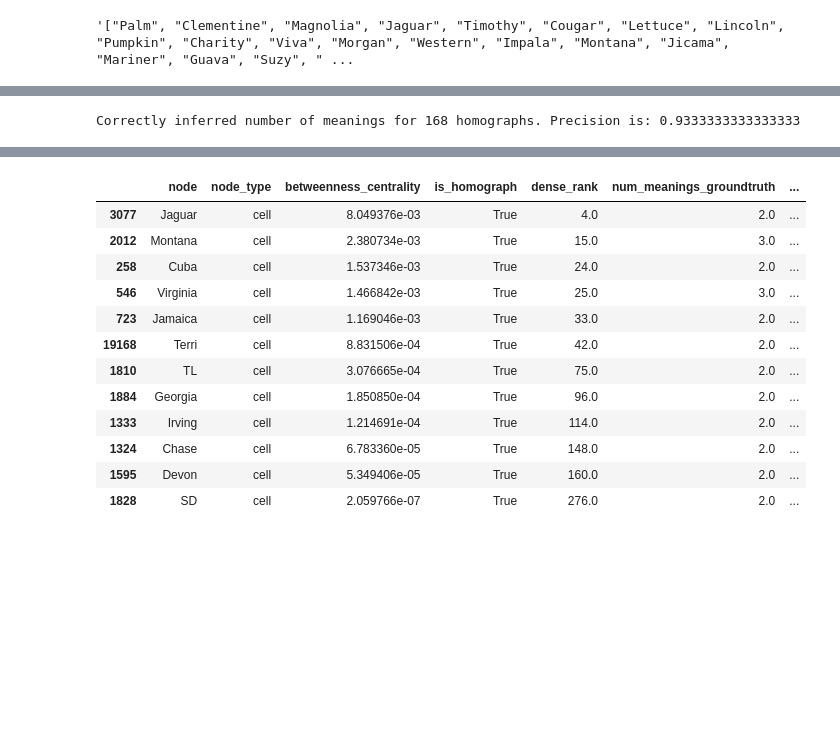
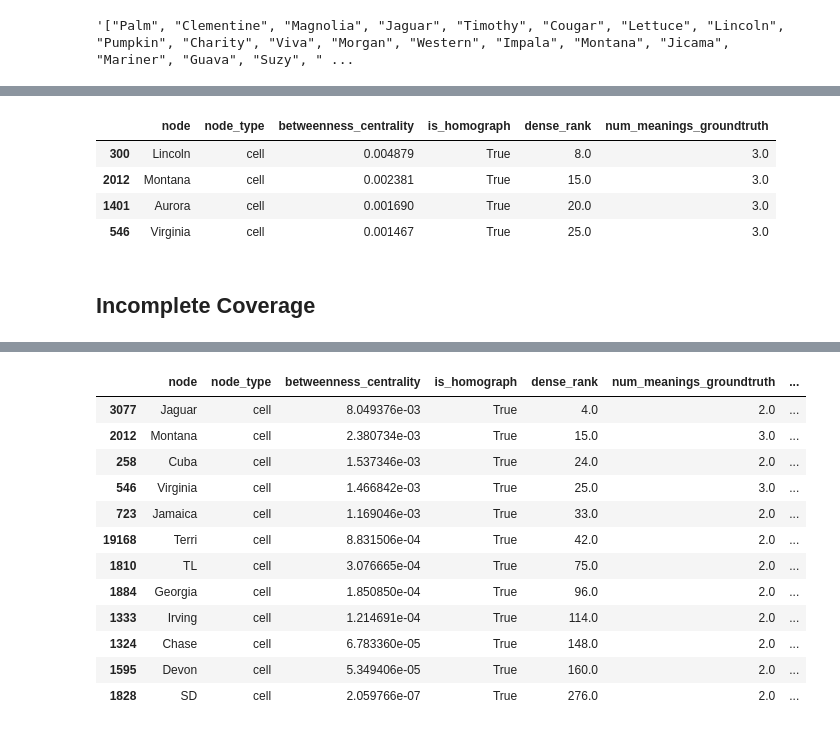
Before and after one commit to northeastern-datalab/domain_net, a Jupyter notebook: network_analysis/semantic_type_propagation.ipynb, the cells around one changed output, grey strips where cells are left out. Cells and saved outputs as stored; diff of their text form; code cells hidden in the pictures; blank space fills up the shorter version.

Commit message:
Number of meanings dataframe creation

```diff
--- a/network_analysis/semantic_type_propagation.ipynb
+++ b/network_analysis/semantic_type_propagation.ipynb
@@ -126,6 +55,0 @@ df_tmp
-# %%
-attr_to_type = pickle.load(open('output/synthetic_example_bipartite/num_of_meanings/attr_to_type.pickle', "rb"))
-
-attrs = utils.graph_helpers.get_attribute_of_instance(G, 'Jaguar')
-for attr in attrs:
-    print(attr_to_type[attr])
@@ -151,10 +123,12 @@ df['is_homograph'] = df['node'].map(is_homograph_map)
 
 df.to_pickle(df_path+'graph_stats_with_groundtruth_df.pickle')
 
-# Filter out nodes with degree 1
+# Remove nodes with degree 1 from the dataframe
 df = stp.process_df(df, G)
-df['num_meanings_groundtruth'] = np.nan
-df
+
+# Compute the groundtruth for the number of meanings for each homograph
+df = utils.num_meanings.get_num_meanings_groundtruth(df, G)
+df[df['is_homograph'] == True].sort_values(by='betweenness_centrality', ascending=False)
 # %% [output]
 There are 6502 cell nodes with a degree greater than 1
 There are 611 unique ranks based on BC.
@@ -177,9 +151,3 @@ json.dumps(df[df['is_homograph']==True]['node'].tolist())
 # %% [output]
 There are 180 homographs based on the groundtruth
 '["Palm", "Clementine", "Magnolia", "Jaguar", "Timothy", "Cougar", "Lettuce", "Lincoln", "Pumpkin", "Charity", "Viva", "Morgan", "Western", "Impala", "Montana", "Jicama", "Mariner", "Guava", "Suzy", " ...
-# %%
-# Assign the groundtruth number of meanings for each homograph in the dataframe
-for idx, row in df[df['is_homograph'] == True].iterrows():
-    df.loc[idx, 'num_meanings_groundtruth'] = len(utils.graph_helpers.get_cell_node_column_names(G, row['node']))
-
-df[df['is_homograph'] == True].sort_values(by='betweenness_centrality', ascending=False)
@@ -200,15 +153,0 @@ df[df['is_homograph'] == True].sort_values(by='betweenness_centrality', ascendin
-# %%
-with open(df_path + 'num_of_meanings/attr_to_type.json') as json_file:
-    attr_to_type = json.load(json_file)
-
-# Update the dataframe to include the number of meanings inferred by type propagation
-df['num_meanings'] = np.nan
-df['num_marked_unambigious_vals'] = np.nan
-for val in attr_to_type:
-    num_meanings = len(set([value for key, value in attr_to_type[val]['attr_to_type'].items() if value > 0]))
-    num_marked_unambigious_vals = len(attr_to_type[val]['marked_unambiguous_values'])
-    df.loc[df['node'] == val, 'num_meanings'] = num_meanings
-    df.loc[df['node'] == val, 'num_marked_unambigious_vals'] = num_marked_unambigious_vals
-
-df['num_meanings_correctness'] = df['num_meanings_groundtruth'] == df['num_meanings']
-df[df['is_homograph'] == True].sort_values(by='betweenness_centrality', ascending=False)
@@ -229,4 +154,10 @@ df[df['is_homograph'] == True].sort_values(by='betweenness_centrality', ascendin
-# %%
-print('Correctly inferred number of meanings for', df['num_meanings_correctness'].value_counts()[True], 'homographs. Precision is:', df['num_meanings_correctness'].value_counts()[True] / len(df[df['is_homograph'] == True]))
-# %% [output]
-Correctly inferred number of meanings for 168 homographs. Precision is: 0.9333333333333333
+# %%
+df[df['num_meanings_groundtruth'] > 2]
+# %% [output]
+|  | node | node_type | betweenness_centrality | is_homograph | dense_rank | num_meanings_groundtruth |
+| 300 | Lincoln | cell | 0.004879 | True | 8.0 | 3.0 |
+| 2012 | Montana | cell | 0.002381 | True | 15.0 | 3.0 |
+| 1401 | Aurora | cell | 0.001690 | True | 20.0 | 3.0 |
+| 546 | Virginia | cell | 0.001467 | True | 25.0 | 3.0 |
+# %% [markdown]
+## Incomplete Coverage
```
Also changed, not shown: parts of 19 cells of this notebook, 3 other files.
